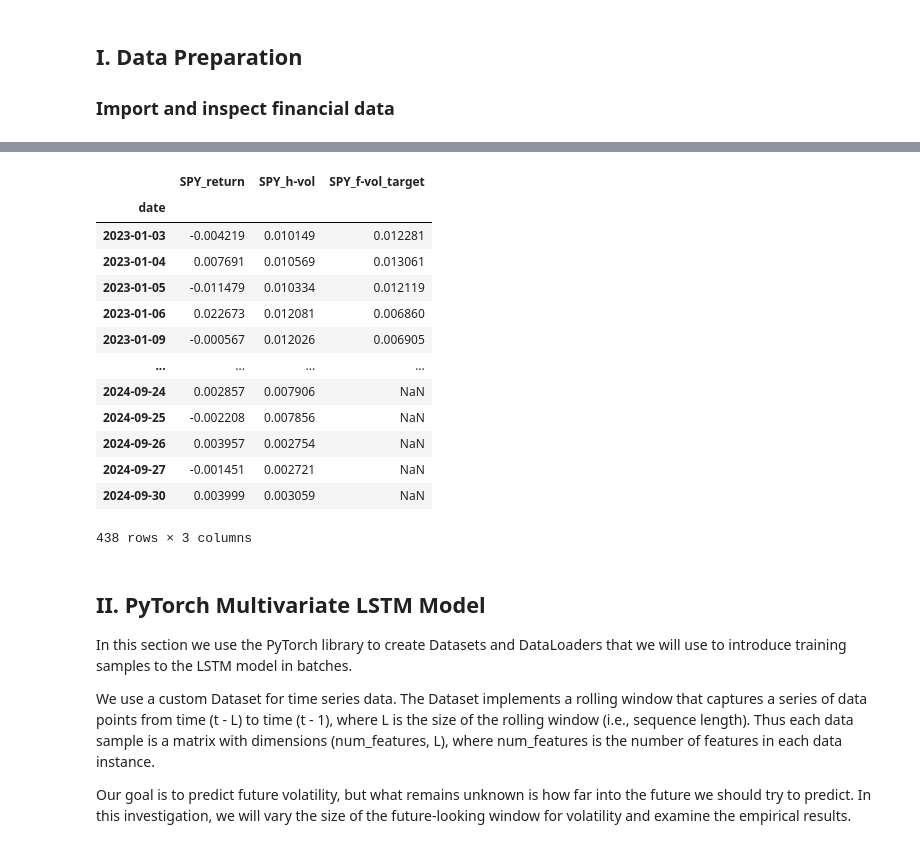
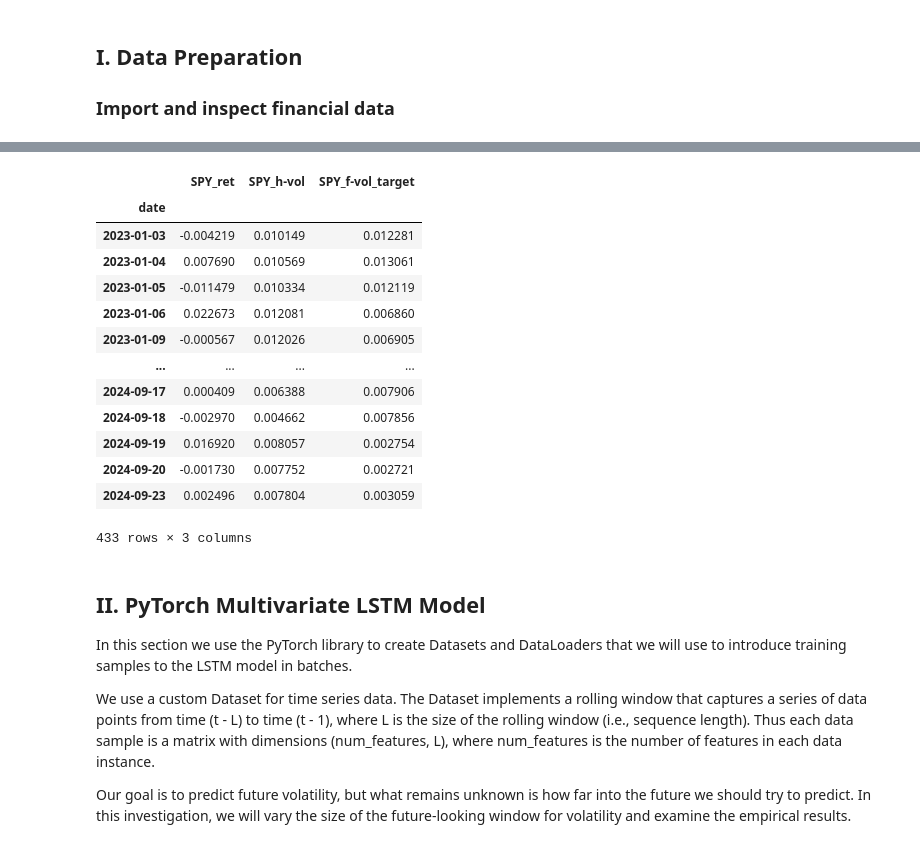
Before and after one commit to tmacpherson6/investment_advisor_dashboard_capstone, a Jupyter notebook: Pete-B5_Univariate-LSTM.ipynb, the cells around one changed output, grey strips where cells are left out. Drawn from its saved outputs; the diff is of its cells as text; code cells hidden in the pictures.

```diff
--- a/Pete-B5_Univariate-LSTM.ipynb
+++ b/Pete-B5_Univariate-LSTM.ipynb
@@ -103,20 +65,20 @@ train_df
-# %%
-val_df
-# %% [output]
-|  | SPY_return | SPY_h-vol | SPY_f-vol_target |
-| date |  |  |  |
-| 2023-01-03 | -0.004219 | 0.010149 | 0.012281 |
-| 2023-01-04 | 0.007691 | 0.010569 | 0.013061 |
-| 2023-01-05 | -0.011479 | 0.010334 | 0.012119 |
-| 2023-01-06 | 0.022673 | 0.012081 | 0.006860 |
-| 2023-01-09 | -0.000567 | 0.012026 | 0.006905 |
-| ... | ... | ... | ... |
-| 2024-09-24 | 0.002857 | 0.007906 | NaN |
-| 2024-09-25 | -0.002208 | 0.007856 | NaN |
-| 2024-09-26 | 0.003957 | 0.002754 | NaN |
-| 2024-09-27 | -0.001451 | 0.002721 | NaN |
-| 2024-09-30 | 0.003999 | 0.003059 | NaN |
-438 rows × 3 columns
+# %%
+val_df[data_cols + label_col]
+# %% [output]
+|  | SPY_ret | SPY_h-vol | SPY_f-vol_target |
+| date |  |  |  |
+| 2023-01-03 | -0.004219 | 0.010149 | 0.012281 |
+| 2023-01-04 | 0.007690 | 0.010569 | 0.013061 |
+| 2023-01-05 | -0.011479 | 0.010334 | 0.012119 |
+| 2023-01-06 | 0.022673 | 0.012081 | 0.006860 |
+| 2023-01-09 | -0.000567 | 0.012026 | 0.006905 |
+| ... | ... | ... | ... |
+| 2024-09-17 | 0.000409 | 0.006388 | 0.007906 |
+| 2024-09-18 | -0.002970 | 0.004662 | 0.007856 |
+| 2024-09-19 | 0.016920 | 0.008057 | 0.002754 |
+| 2024-09-20 | -0.001730 | 0.007752 | 0.002721 |
+| 2024-09-23 | 0.002496 | 0.007804 | 0.003059 |
+433 rows × 3 columns
 # %% [markdown]
 ## II. PyTorch Multivariate LSTM Model
 
```
Also changed, not shown: parts of 12 cells of this notebook, 5 other files.
